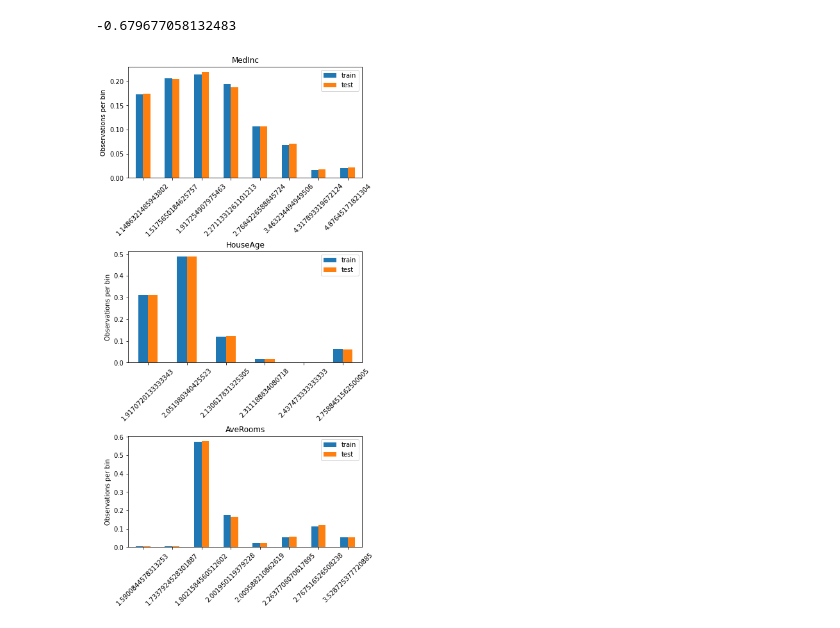
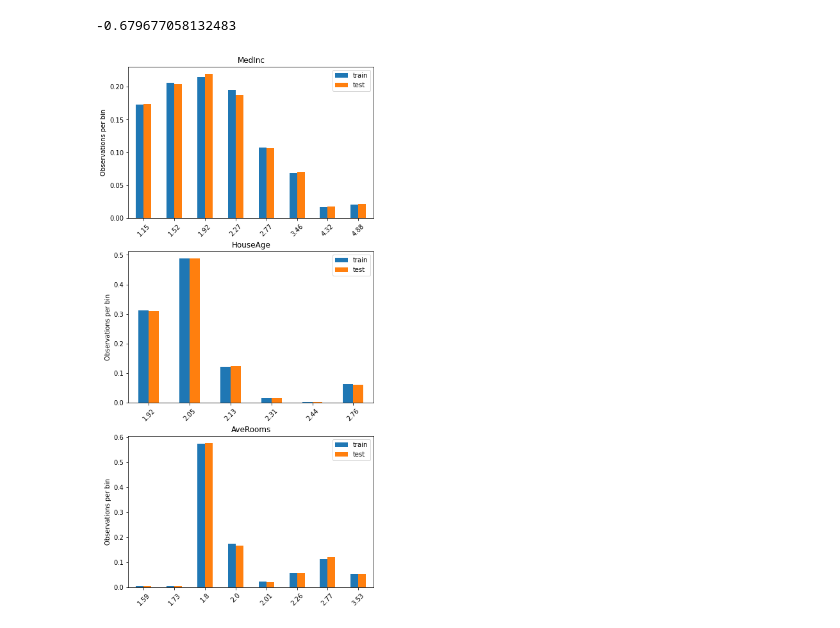
Before and after one commit to PacktPublishing/Python-Feature-Engineering-Cookbook-Second-Edition, a Jupyter notebook: ch04-discretization/Recipe-6-Discretisation-with-decision-trees.ipynb, the cells around one changed output. Cells and saved outputs as stored; diff of their text form; code cells hidden in the pictures.

```diff
--- a/ch04-discretization/Recipe-6-Discretisation-with-decision-trees.ipynb
+++ b/ch04-discretization/Recipe-6-Discretisation-with-decision-trees.ipynb
@@ -149,31 +153,34 @@ test_t = treeDisc.transform(X_test)
 plt.figure(figsize=(6, 12), constrained_layout=True)
 
 for i in range(3):
 
     # location in figure
     ax = plt.subplot(3, 1, i + 1)
 
     # variable to plot
     var = variables[i]
+
+    train_t[var] = np.round(train_t[var],2)
+    test_t[var] = np.round(test_t[var],2)
 
     # determine proportion of observations per bin
     t1 = train_t[var].value_counts(normalize=True)
     t2 = test_t[var].value_counts(normalize=True)
 
     # concatenate proportions
     tmp = pd.concat([t1, t2], axis=1)
     tmp.columns = ["train", "test"]
 
     # order the intervals
     tmp.sort_index(inplace=True)
 
     tmp.plot.bar(ax=ax)
     plt.xticks(rotation=45)
     plt.ylabel("Observations per bin")
 
     # add variable name as title
     ax.set_title(var)
 
 plt.show()
 # %% [output]
-[figure, old version]
+[figure, new version]
```
Also changed, not shown: parts of 3 cells of this notebook, 6 other files.
